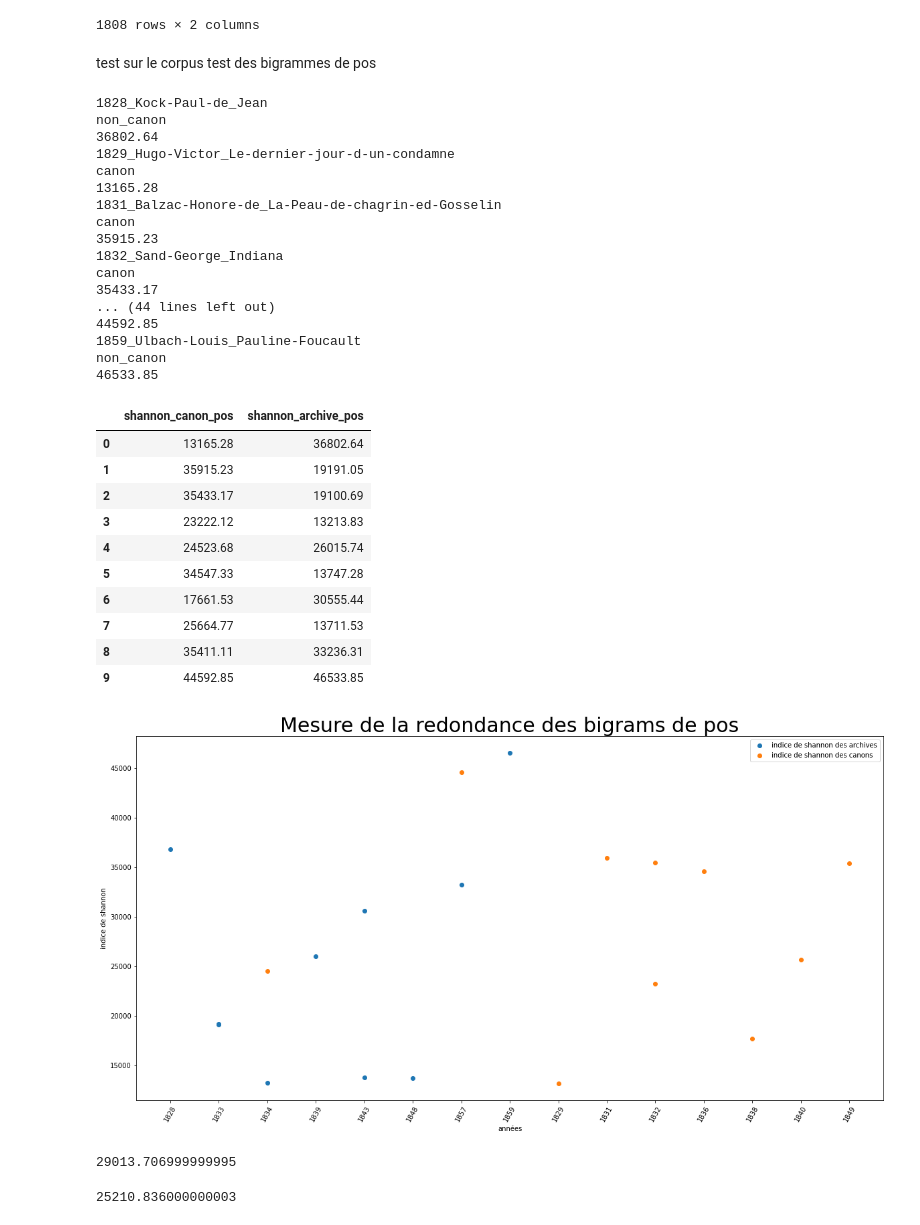
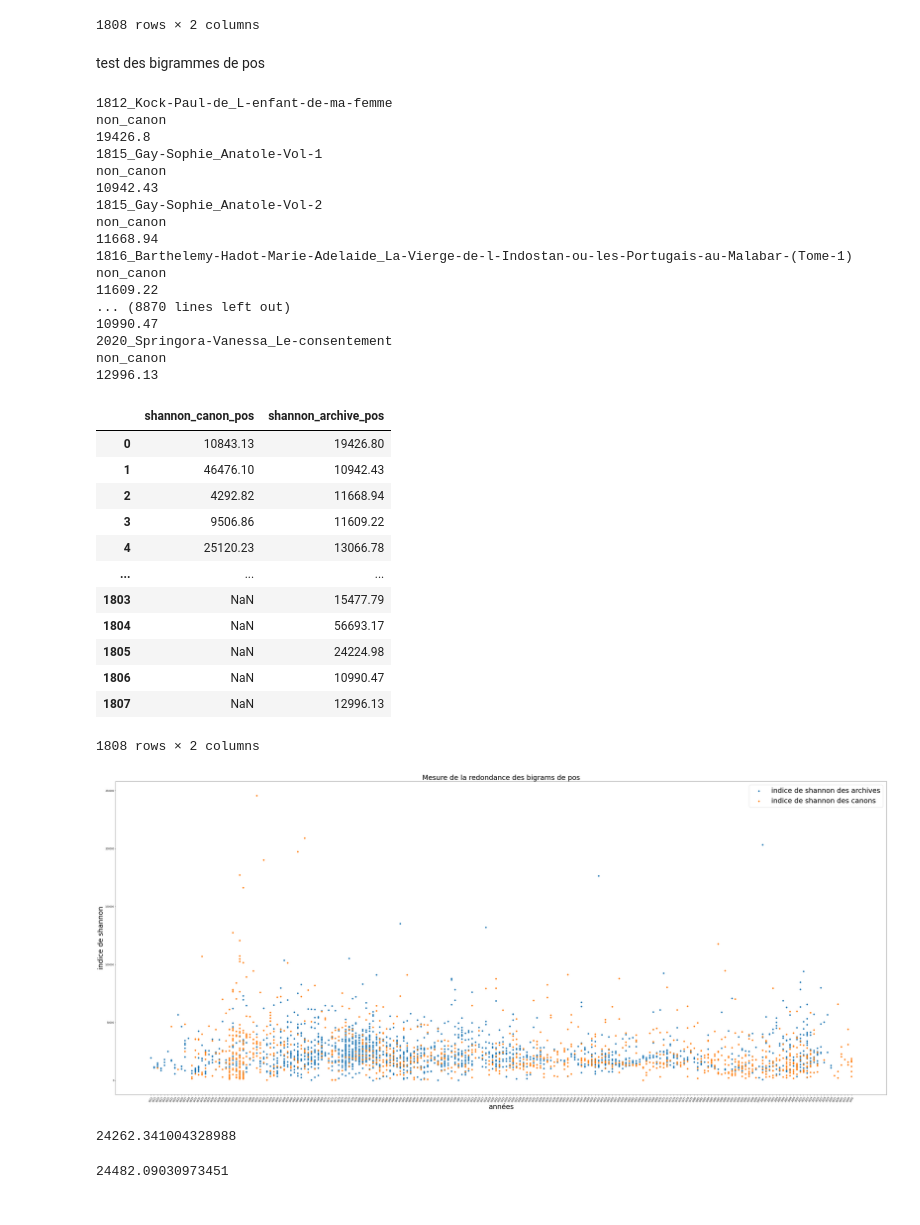
Before and after one commit to crazyjeannot/canons, a Jupyter notebook: ngram_shannon_diversity.ipynb, the cells around one changed output. Saved outputs shown, nothing was run; the diff lists cells and outputs as text; code cells hidden in the pictures.

```diff
--- a/ngram_shannon_diversity.ipynb
+++ b/ngram_shannon_diversity.ipynb
@@ -13,8 +13,8 @@ from unicodedata import normalize
 %matplotlib inline
 # %%
 #nlp = spacy.load('fr_core_news_sm')
-#nlp = spacy.load('fr_core_news_md')
-nlp = spacy.load('fr_core_news_lg')
+nlp = spacy.load('fr_core_news_md')
+#nlp = spacy.load('fr_core_news_lg')
 #nlp = spacy.load('fr_dep_news_trf')
 # %%
 def est_canon(tree):
@@ -229,14 +229,14 @@ shannon_df
 # %%
 shannon_df.to_csv(r'C:\Users\jeanb\Desktop\results_shannon.csv', index = False, header=True)
 # %% [markdown]
-test sur le corpus test des bigrammes de pos
+test des bigrammes de pos
 # %%
 canon = False
 annee_canon = []
 annee_archive = []
 shannon_canon_pos = []
 shannon_archive_pos = []
-for doc in glob('corpus_test/*.xml'):
+for doc in glob('corpus_master/*.xml'):
     doc_name = path.splitext(path.basename(doc))[0]
     date = doc_name.split("_")[0]
     print(doc_name)
@@ -250,23 +250,23 @@ for doc in glob('corpus_test/*.xml'):
         shannon_archive_pos.append(indice_shannon)
         annee_archive.append(date)
 # %% [output]
-1828_Kock-Paul-de_Jean
+1812_Kock-Paul-de_L-enfant-de-ma-femme
 non_canon
-36802.64
-1829_Hugo-Victor_Le-dernier-jour-d-un-condamne
-canon
-13165.28
-1831_Balzac-Honore-de_La-Peau-de-chagrin-ed-Gosselin
-canon
-35915.23
-1832_Sand-George_Indiana
-canon
-35433.17
-... (44 lines left out)
-44592.85
-1859_Ulbach-Louis_Pauline-Foucault
+19426.8
+1815_Gay-Sophie_Anatole-Vol-1
 non_canon
-46533.85
+10942.43
+1815_Gay-Sophie_Anatole-Vol-2
+non_canon
+11668.94
+1816_Barthelemy-Hadot-Marie-Adelaide_La-Vierge-de-l-Indostan-ou-les-Portugais-au-Malabar-(Tome-1)
+non_canon
+11609.22
+... (8870 lines left out)
+10990.47
+2020_Springora-Vanessa_Le-consentement
+non_canon
+12996.13
 # %%
 s_canon_pos = pd.Series(shannon_canon_pos, name='shannon_canon_pos')
 s_archive_pos = pd.Series(shannon_archive_pos, name='shannon_archive_pos')
@@ -274,14 +274,16 @@ shannon_pos_df = pd.concat([s_canon_pos, s_archive_pos], axis=1)
 shannon_pos_df
 # %% [output]
 |  | shannon_canon_pos | shannon_archive_pos |
-| 0 | 13165.28 | 36802.64 |
-| 1 | 35915.23 | 19191.05 |
-| 2 | 35433.17 | 19100.69 |
-| 3 | 23222.12 | 13213.83 |
-| 4 | 24523.68 | 26015.74 |
-| 5 | 34547.33 | 13747.28 |
-| 6 | 17661.53 | 30555.44 |
-| 7 | 25664.77 | 13711.53 |
-| 8 | 35411.11 | 33236.31 |
-| 9 | 44592.85 | 46533.85 |
+| 0 | 10843.13 | 19426.80 |
+| 1 | 46476.10 | 10942.43 |
+| 2 | 4292.82 | 11668.94 |
+| 3 | 9506.86 | 11609.22 |
+| 4 | 25120.23 | 13066.78 |
+| ... | ... | ... |
+| 1803 | NaN | 15477.79 |
+| 1804 | NaN | 56693.17 |
+| 1805 | NaN | 24224.98 |
+| 1806 | NaN | 10990.47 |
+| 1807 | NaN | 12996.13 |
+1808 rows × 2 columns
 # %%
@@ -289,21 +291,21 @@ shannon_pos_df.to_csv(r'C:\Users\jeanb\Desktop\results_shannon_pos.csv', index =
 # %%
-plt.figure(figsize=(20,10))
+plt.figure(figsize=(60,25))
 plt.scatter(annee_archive, shannon_archive_pos, label = 'indice de shannon des archives')
 plt.scatter(annee_canon, shannon_canon_pos, label = 'indice de shannon des canons')
-plt.ylabel('indice de shannon', fontsize=10)
-plt.xlabel('années', fontsize=10)
+plt.ylabel('indice de shannon', fontsize=30)
+plt.xlabel('années', fontsize=30)
 plt.xticks(rotation=60)
 
 plt.title('Mesure de la redondance des bigrams de pos', fontsize=30)
-plt.legend(prop={'size': 10})
+plt.legend(prop={'size': 30})
 plt.show()
 # %% [output]
-[figure, old version]
+[figure, new version]
 # %%
 sum(shannon_canon_pos)/len(shannon_canon_pos)
 # %% [output]
-29013.706999999995
+24262.341004328988
 # %%
 sum(shannon_archive_pos)/len(shannon_archive_pos)
 # %% [output]
-25210.836000000003
+24482.09030973451
```
Also changed, not shown: parts of 1 cell of this notebook, 1 other file.
